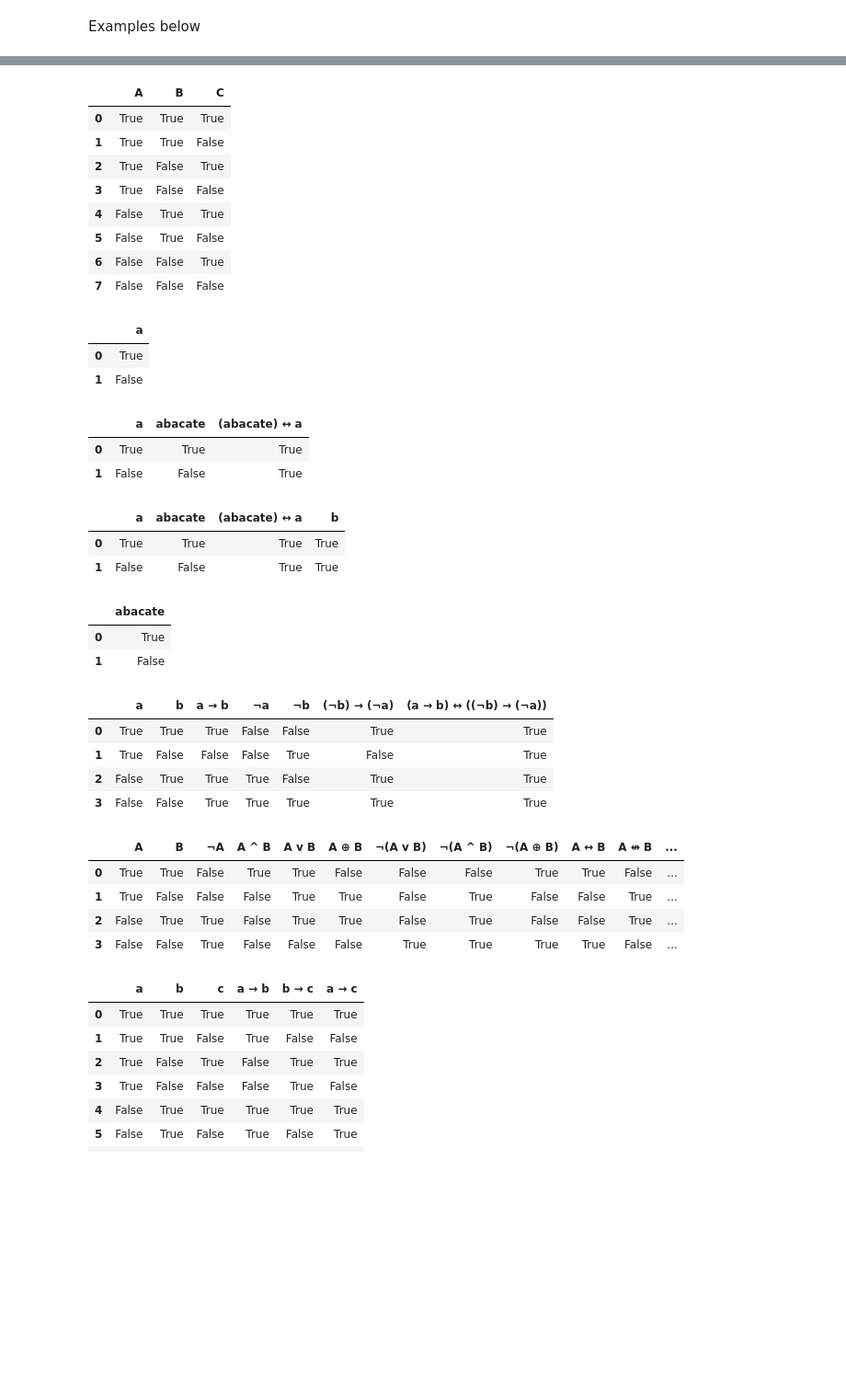
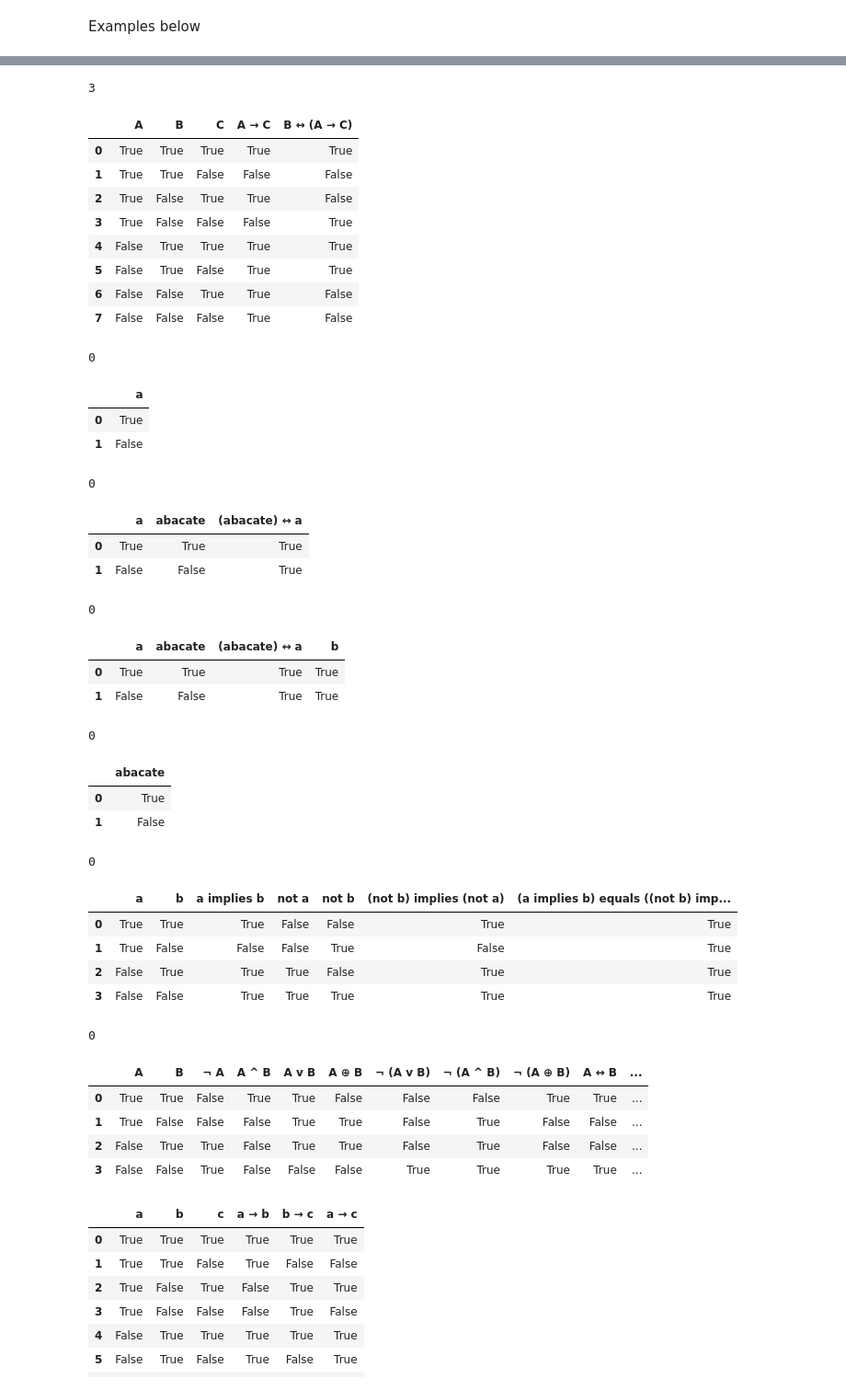
Before and after one commit to leomariga/pyTruthTable, a Jupyter notebook: logictable.ipynb, the cells around one changed output, grey strips where cells are left out. Shown at 92% size. Cells and saved outputs as stored; diff of their text form; code cells hidden in the pictures; blank space fills up the shorter version.

Commit message:
added custom spacing, custom symbols and selection of column by name

```diff
--- a/logictable.ipynb
+++ b/logictable.ipynb
@@ -27,43 +28,48 @@ t_table.table_df
 # %%
 t_table = ptt.PyTruthTable(["A", "B", "C"])
 
+t_table.append("implies", "A", -1)
+t_table.append("equals", "B", -1)
 t_table.table_df
 # %% [output]
+3
-|  | A | B | C |
-| 0 | True | True | True |
-| 1 | True | True | False |
-| 2 | True | False | True |
-| 3 | True | False | False |
-| 4 | False | True | True |
-| 5 | False | True | False |
-| 6 | False | False | True |
-| 7 | False | False | False |
+|  | A | B | C | A → C | B ↔ (A → C) |
+| 0 | True | True | True | True | True |
+| 1 | True | True | False | False | False |
+| 2 | True | False | True | True | False |
+| 3 | True | False | False | False | True |
+| 4 | False | True | True | True | True |
+| 5 | False | True | False | True | True |
+| 6 | False | False | True | True | False |
+| 7 | False | False | False | True | False |
 # %%
 df = pd.DataFrame({'a':[True, False]})
 
-t_table = ptt.PyTruthTable(df)
+t_table = ptt.PyTruthTable(df=df)
 t_table.table_df
 # %% [output]
+0
 |  | a |
 | 0 | True |
 | 1 | False |
 # %%
 df = pd.DataFrame({'a':[True, False]})
 
-t_table = ptt.PyTruthTable(df)
+t_table = ptt.PyTruthTable(df=df)
 
 t_table.append("or", 0, 0, "abacate")
 t_table.append("equals", -1, 0)
 
 t_table.table_df
 # %% [output]
+0
 |  | a | abacate | (abacate) ↔ a |
 | 0 | True | True | True |
 | 1 | False | False | True |
 # %%
 df = pd.DataFrame({'a':[True, False]})
 
-t_table = ptt.PyTruthTable(df)
+t_table = ptt.PyTruthTable(df=df)
 
 t_table.append("or", 0, 0, "abacate")
 t_table.append("equals", -1, 0)
@@ -72,22 +78,25 @@ df2 = pd.DataFrame({'b':[True, True]})
 t_table.append_df(df2)
 t_table.table_df
 # %% [output]
+0
 |  | a | abacate | (abacate) ↔ a | b |
 | 0 | True | True | True | True |
 | 1 | False | False | True | True |
 # %%
 df = pd.DataFrame({'a':[True, False]})
-t_table = ptt.PyTruthTable(df)
+t_table = ptt.PyTruthTable(df=df)
 
 t_table.column("or", 0, 0, "abacate")
 # %% [output]
+0
 |  | abacate |
 | 0 | True |
 | 1 | False |
 # %%
 df = pd.DataFrame({'a':[True, True, False, False],
                    'b':[True, False, True, False]})
-t_table = ptt.PyTruthTable(df)
+t_table = ptt.PyTruthTable(df=df)
+t_table.set_text_symbols()
 
 t_table.append("implies", 0, -1)
 t_table.append("not", 0)
@@ -95,7 +104,8 @@ t_table.append("not", 1)
 t_table.append("implies", -1, -2)
 t_table.append("equals", 2, 5)
 # %% [output]
+0
-|  | a | b | a → b | ¬a | ¬b | (¬b) → (¬a) | (a → b) ↔ ((¬b) → (¬a)) |
+|  | a | b | a implies b | not a | not b | (not b) implies (not a) | (a implies b) equals ((not b) imp... |
 | 0 | True | True | True | False | False | True | True |
 | 1 | True | False | False | False | True | False | True |
 | 2 | False | True | True | True | False | True | True |
@@ -103,28 +113,33 @@ t_table.append("equals", 2, 5)
 # %%
 df = pd.DataFrame({'A':[True, True, False, False],
                    'B':[True, False, True, False]})
 
-t_table = ptt.PyTruthTable(df)
+t_table = ptt.PyTruthTable(df=df)
 
 t_table.append("not", 0)
 t_table.append("and", 0, 1)
 t_table.append("or", 0, 1)
 t_table.append("xor", 0, 1)
 t_table.append("nor", 0, 1)
 t_table.append("nand", 0, 1)
 t_table.append("xnor", 0, 1)
+
 t_table.append("equals", 0, 1)
 t_table.append("nequals", 0, 1)
 t_table.append("implies", 0, 1)
+t_table.set_text_symbols()
 t_table.append("nimplies", 0, 1)
 t_table.append("converse", 0, 1)
 t_table.append("nconverse", 0, 1)
+
+t_table.table_df
 # %% [output]
+0
-|  | A | B | ¬A | A ^ B | A v B | A ⊕ B | ¬(A v B) | ¬(A ^ B) | ¬(A ⊕ B) | A ↔ B | A ↮ B | ... |
-| 0 | True | True | False | True | True | False | False | False | True | True | False | ... |
-| 1 | True | False | False | False | True | True | False | True | False | False | True | ... |
-| 2 | False | True | True | False | True | True | False | True | False | False | True | ... |
-| 3 | False | False | True | False | False | False | True | True | True | True | False | ... |
+|  | A | B | ¬ A | A ^ B | A v B | A ⊕ B | ¬ (A v B) | ¬ (A ^ B) | ¬ (A ⊕ B) | A ↔ B | ... |
+| 0 | True | True | False | True | True | False | False | False | True | True | ... |
+| 1 | True | False | False | False | True | True | False | True | False | False | ... |
+| 2 | False | True | True | False | True | True | False | True | False | False | ... |
+| 3 | False | False | True | False | False | False | True | True | True | True | ... |
 # %%
 # # 4.2.3
 # def style_specific_cell(x):
```
Also changed, not shown: parts of 1 cell of this notebook, 1 other file.
